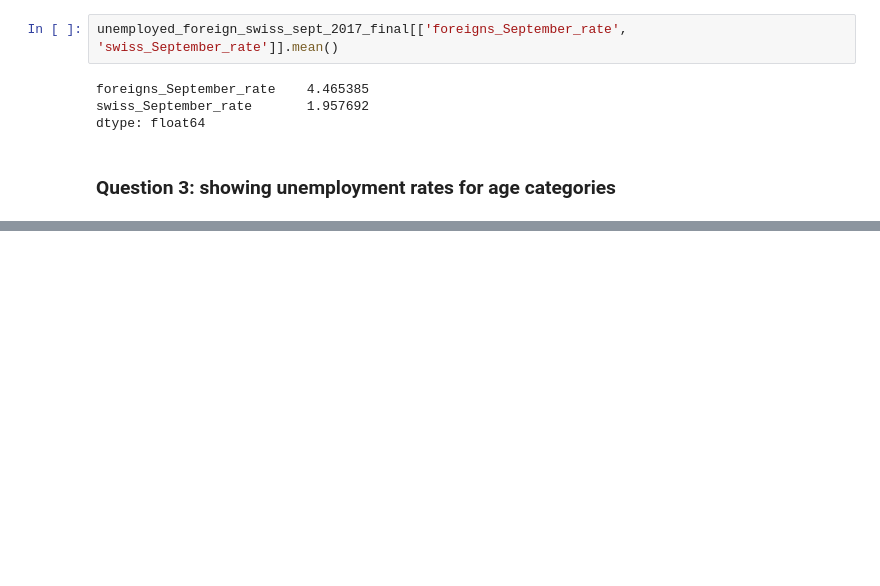
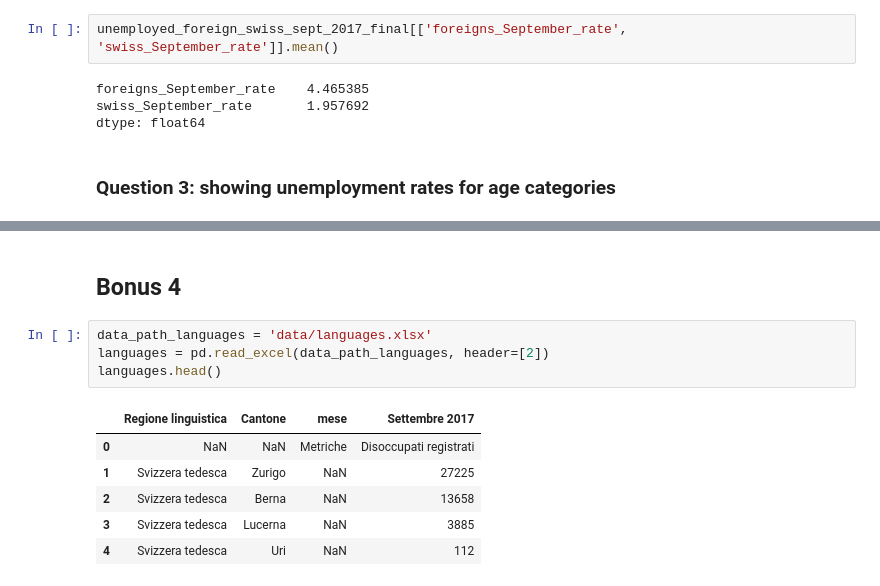
Before and after one commit to christian-5-28/ADA-Sciuto-Smith-Tarantino, a Jupyter notebook: 03 - Interactive Viz/interactive_viz.ipynb, the cells around one changed output, grey strips where cells are left out. Drawn from its saved outputs; the diff is of its cells as text; blank space fills up the shorter version.

Commit message:
Bonus task

```diff
--- a/03 - Interactive Viz/interactive_viz.ipynb
+++ b/03 - Interactive Viz/interactive_viz.ipynb
@@ -992,0 +976,13 @@ plt.show()
+# %% [markdown]
+## Bonus 4
+# %%
+data_path_languages = 'data/languages.xlsx'
+languages = pd.read_excel(data_path_languages, header=[2])
+languages.head()
+# %% [output]
+|  | Regione linguistica | Cantone | mese | Settembre 2017 |
+| 0 | NaN | NaN | Metriche | Disoccupati registrati |
+| 1 | Svizzera tedesca | Zurigo | NaN | 27225 |
+| 2 | Svizzera tedesca | Berna | NaN | 13658 |
+| 3 | Svizzera tedesca | Lucerna | NaN | 3885 |
+| 4 | Svizzera tedesca | Uri | NaN | 112 |
```
Also changed, not shown: parts of 9 cells of this notebook, 3 other files.
